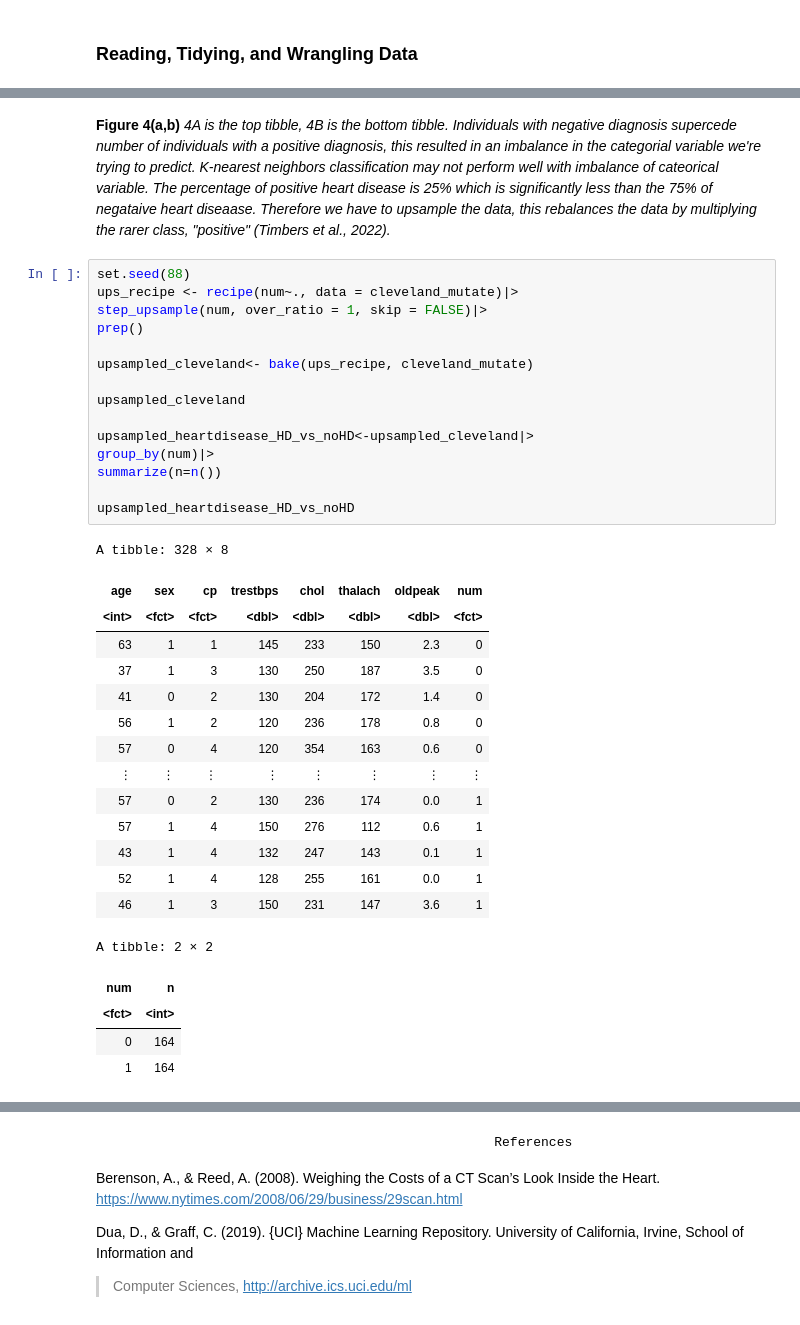
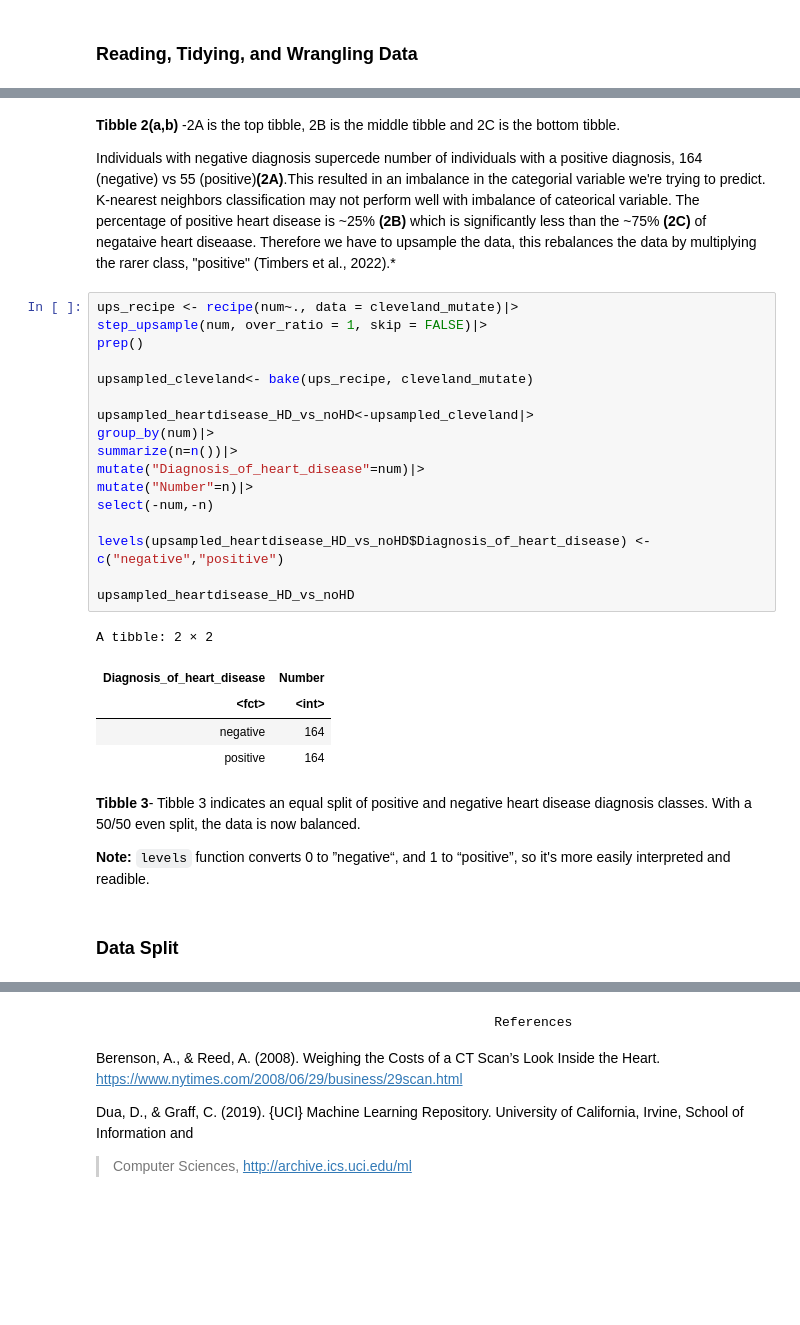
Before and after one commit to justinlook/dsci-100-2022w1-group-10, a Jupyter notebook: Final-project-group10.ipynb, the cells around one changed output, grey strips where cells are left out. Saved outputs shown, nothing was run; the diff lists cells and outputs as text; blank space fills up the shorter version.

```diff
--- a/Final-project-group10.ipynb
+++ b/Final-project-group10.ipynb
@@ -203,38 +194,34 @@ A data.frame: 1 × 1
 # %% [markdown]
-**Figure 4(a,b)** *4A is the top tibble, 4B is the bottom tibble. Individuals with negative diagnosis supercede number of individuals with a positive diagnosis, this resulted in an imbalance in the categorial variable we're trying to predict. K-nearest neighbors classification may not perform well with imbalance of cateorical variable.  The percentage of positive heart disease is 25% which is significantly less than the 75% of negataive heart diseaase. Therefore we have to upsample the data, this rebalances the data by multiplying the rarer class, "positive" (Timbers et al., 2022).*
+**Tibble 2(a,b)** -2A is the top tibble, 2B is the middle tibble and 2C is the bottom tibble.
+
+Individuals with negative diagnosis supercede number of individuals with a positive diagnosis, 164 (negative) vs 55 (positive)**(2A)**.This resulted in an imbalance in the categorial variable we're trying to predict. K-nearest neighbors classification may not perform well with imbalance of cateorical variable.  The percentage of positive heart disease is ~25% **(2B)**  which is significantly less than the ~75% **(2C)** of negataive heart diseaase. Therefore we have to upsample the data, this rebalances the data by multiplying the rarer class, "positive" (Timbers et al., 2022).*
 # %%
-set.seed(88)
 ups_recipe <- recipe(num~., data = cleveland_mutate)|>
 step_upsample(num, over_ratio = 1, skip = FALSE)|>
 prep()
 
 upsampled_cleveland<- bake(ups_recipe, cleveland_mutate)
 
-upsampled_cleveland
-
 upsampled_heartdisease_HD_vs_noHD<-upsampled_cleveland|>
 group_by(num)|>
-summarize(n=n())
+summarize(n=n())|>
+mutate("Diagnosis_of_heart_disease"=num)|>
+mutate("Number"=n)|>
+select(-num,-n)
+
+levels(upsampled_heartdisease_HD_vs_noHD$Diagnosis_of_heart_disease) <- c("negative","positive")
 
 upsampled_heartdisease_HD_vs_noHD
 # %% [output]
-A tibble: 328 × 8
+A tibble: 2 × 2
-| age | sex | cp | trestbps | chol | thalach | oldpeak | num |
-| <int> | <fct> | <fct> | <dbl> | <dbl> | <dbl> | <dbl> | <fct> |
-| 63 | 1 | 1 | 145 | 233 | 150 | 2.3 | 0 |
-| 37 | 1 | 3 | 130 | 250 | 187 | 3.5 | 0 |
-| 41 | 0 | 2 | 130 | 204 | 172 | 1.4 | 0 |
-| 56 | 1 | 2 | 120 | 236 | 178 | 0.8 | 0 |
-| 57 | 0 | 4 | 120 | 354 | 163 | 0.6 | 0 |
-| ⋮ | ⋮ | ⋮ | ⋮ | ⋮ | ⋮ | ⋮ | ⋮ |
-| 57 | 0 | 2 | 130 | 236 | 174 | 0.0 | 1 |
-| 57 | 1 | 4 | 150 | 276 | 112 | 0.6 | 1 |
-| 43 | 1 | 4 | 132 | 247 | 143 | 0.1 | 1 |
-| 52 | 1 | 4 | 128 | 255 | 161 | 0.0 | 1 |
-| 46 | 1 | 3 | 150 | 231 | 147 | 3.6 | 1 |
+| Diagnosis_of_heart_disease | Number |
+| <fct> | <int> |
+| negative | 164 |
+| positive | 164 |
-A tibble: 2 × 2
-| num | n |
-| <fct> | <int> |
-| 0 | 164 |
-| 1 | 164 |
+# %% [markdown]
+**Tibble 3**- Tibble 3 indicates an equal split of positive and negative heart disease diagnosis classes.  With a 50/50 even split, the data is now balanced.
+
+**Note:** `levels` function converts 0 to ”negative“, and 1 to “positive”, so it's more easily interpreted and readible.
+# %% [markdown]
+### Data Split
 # %%
```
Also changed, not shown: parts of 33 cells of this notebook.
